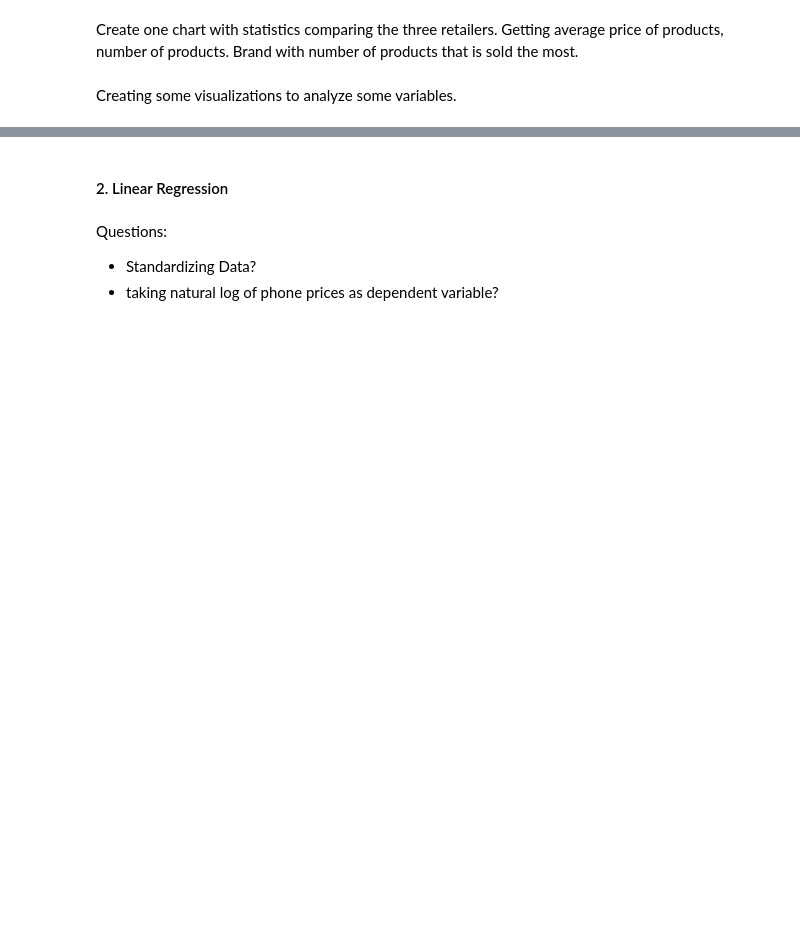
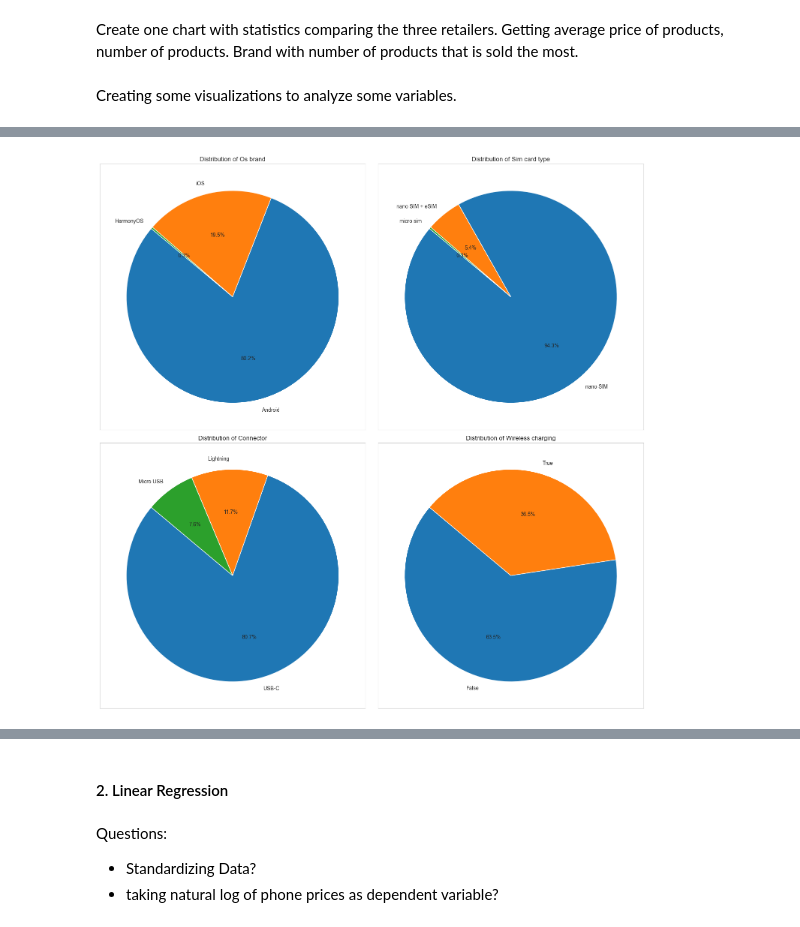
Before and after one commit to N0Data4U/Data-Processing-Project, a Jupyter notebook: data_analysis.ipynb, the cells around one changed output, grey strips where cells are left out. Drawn from its saved outputs; the diff is of its cells as text; code cells hidden in the pictures; blank space fills up the shorter version.

```diff
--- a/data_analysis.ipynb
+++ b/data_analysis.ipynb
@@ -107,0 +141,40 @@ plt.show()
+# %%
+# List of variables to plot
+variables_to_plot = ['os brand', 'SIM card type', 'connector', 'wireless charging']
+
+# Set seaborn style and color palette
+color_palette = sns.color_palette("tab10")
+
+# Create a 2x2 subplot grid
+fig, axes = plt.subplots(2, 2, figsize=(15, 15))
+
+# Plot pie chart with percentages for each variable
+for idx, variable in enumerate(variables_to_plot):
+    ax = axes[idx // 2, idx % 2]  # Get the current axis
+    category_counts = data[variable].value_counts()
+    category_percentages = (category_counts / category_counts.sum()) * 100
+    pie = category_percentages.plot(kind='pie', autopct='%1.1f%%', startangle=140, ax=ax, colors=color_palette)
+    ax.set_title(f'Distribution of {variable.capitalize()}')
+    ax.set_ylabel('')
+
+    # Add frame
+    ax.set_frame_on(True)
+
+# Adjust layout
+plt.tight_layout()
+
+# Saving the plots in the "images" directory
+# Get the current working directory
+current_directory = os.getcwd()
+
+# Create the "images" folder if it doesn't exist
+images_folder = os.path.join(current_directory, "images")
+if not os.path.exists(images_folder):
+    os.makedirs(images_folder)
+
+# Save the plots in the "images" folder
+plt.savefig(os.path.join(images_folder, "pie_plots.png"))
+
+plt.show()
+# %% [output]
+[figure, added]
```
Also changed, not shown: parts of 18 cells of this notebook, 7 other files.
